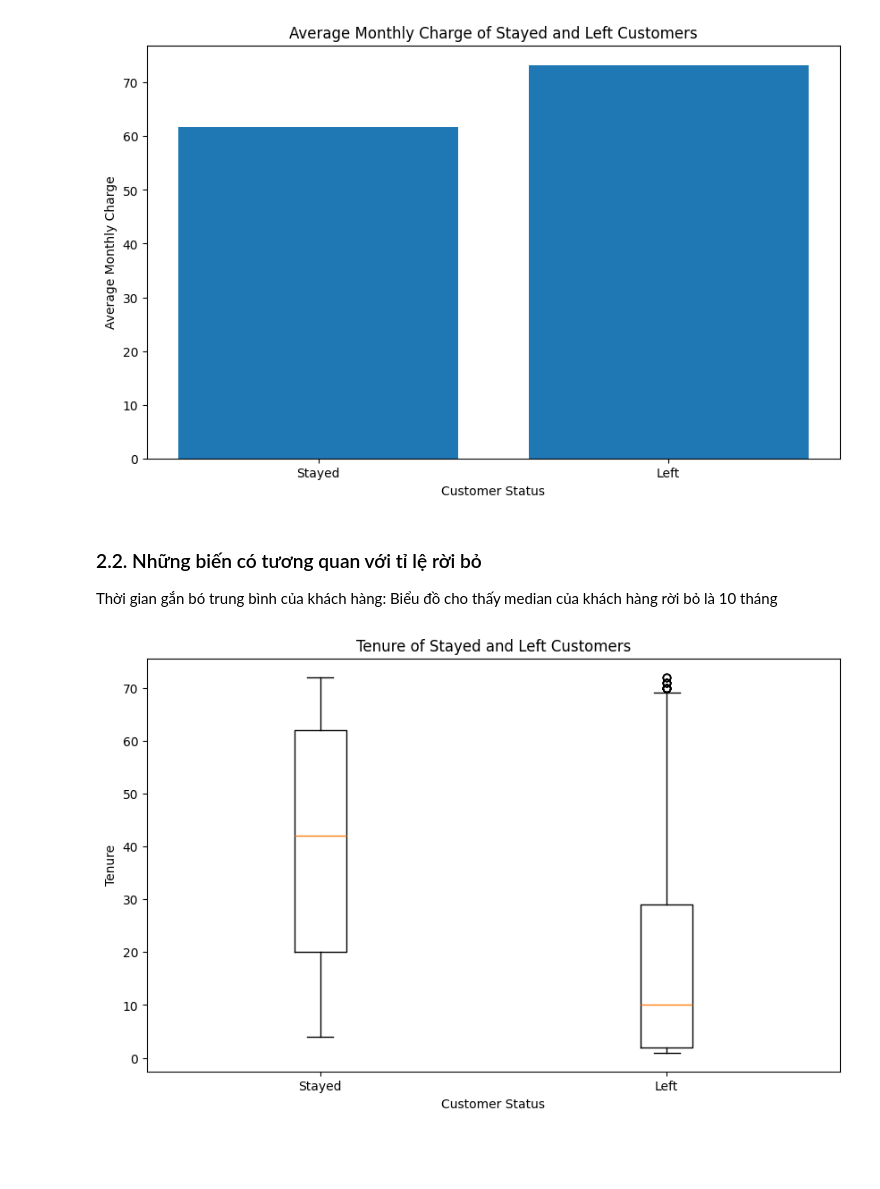
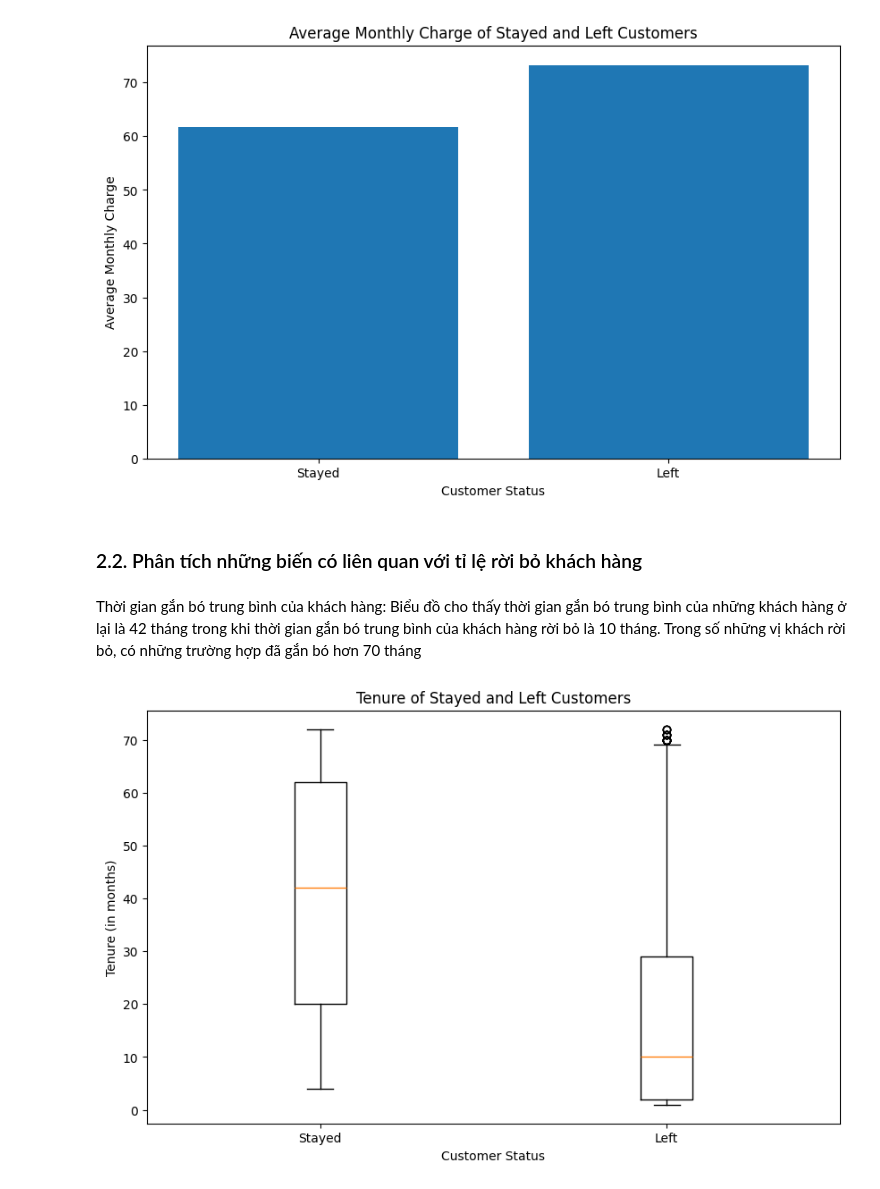
Before and after one commit to cognaiger9/DataMining, a Jupyter notebook: project.ipynb, the cells around one changed output. Saved outputs shown, nothing was run; the diff lists cells and outputs as text; code cells hidden in the pictures; blank space fills up the shorter version.

```diff
--- a/project.ipynb
+++ b/project.ipynb
@@ -85,16 +85,17 @@ plt.show()
 # %% [output]
 [figure]
 # %% [markdown]
-### 2.2. Những biến có tương quan với tỉ lệ rời bỏ
-Thời gian gắn bó trung bình của khách hàng: Biểu đồ cho thấy median của khách hàng rời bỏ là 10 tháng
+### 2.2. Phân tích những biến có liên quan với tỉ lệ rời bỏ khách hàng
+# %% [markdown]
+Thời gian gắn bó trung bình của khách hàng: Biểu đồ cho thấy thời gian gắn bó trung bình của những khách hàng ở lại là 42 tháng trong khi thời gian gắn bó trung bình của khách hàng rời bỏ là 10 tháng. Trong số những vị khách rời bỏ, có những trường hợp đã gắn bó hơn 70 tháng
 # %%
 # draw boxplot of tenure of stayed and left customers
 plt.figure(figsize=(10, 6))
 plt.boxplot([stayed_customers['Tenure in Months'], left_customers['Tenure in Months']], tick_labels=['Stayed', 'Left'])
 plt.title('Tenure of Stayed and Left Customers')
 plt.xlabel('Customer Status')
-plt.ylabel('Tenure')
+plt.ylabel('Tenure (in months)')
 plt.show()
 # %% [output]
-[figure, old version]
+[figure, new version]
 # %% [markdown]
```
Also changed, not shown: parts of 6 cells of this notebook.
